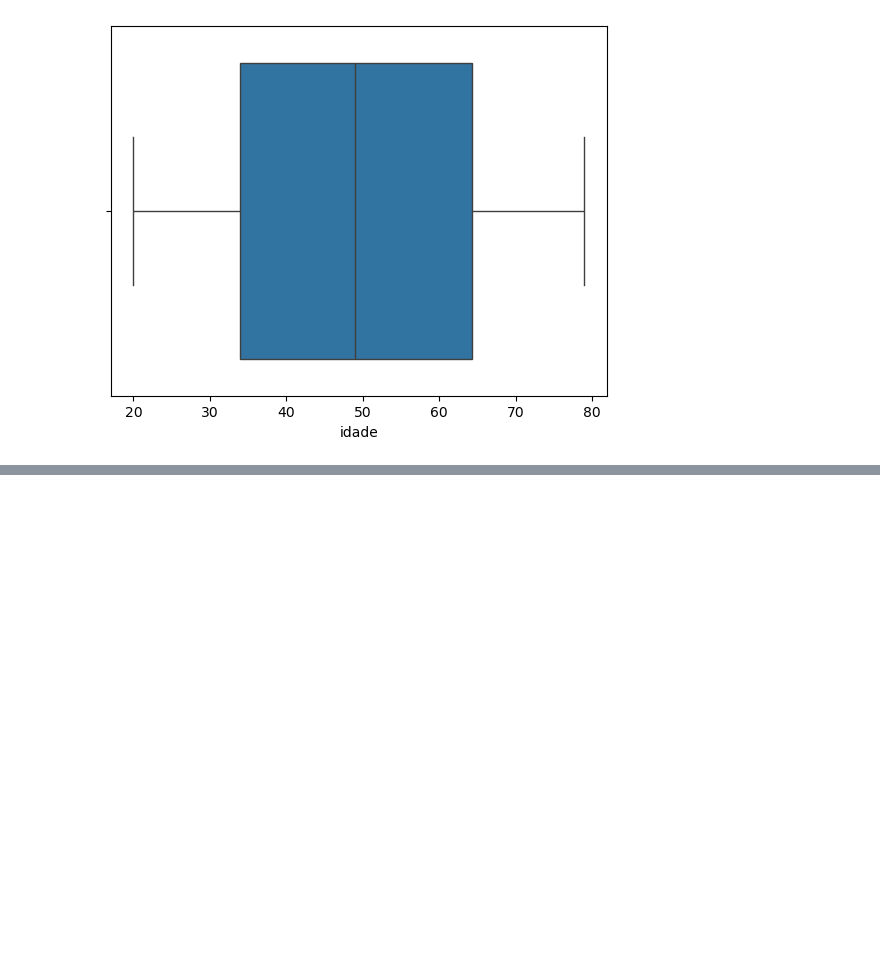
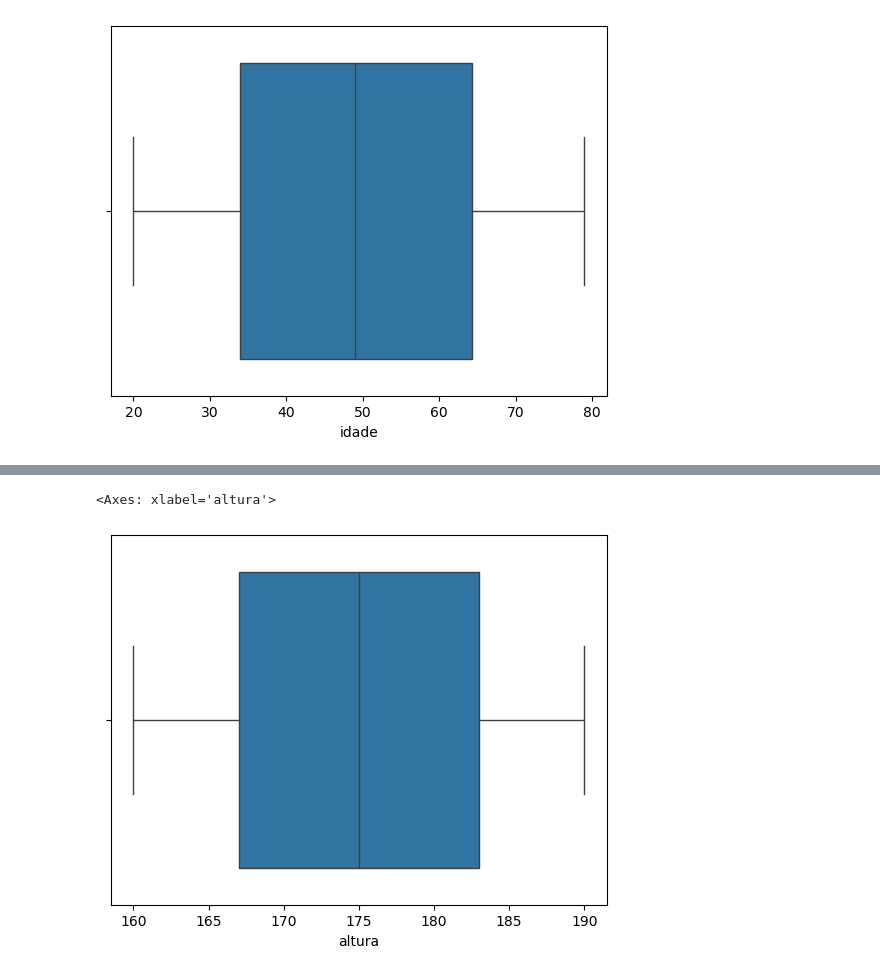
Before and after one commit to gcoelho3008/regressao_linear_multipla_nivel_colesterol, a Jupyter notebook: modelo_colesterol.ipynb, the cells around one changed output, grey strips where cells are left out. Drawn from its saved outputs; the diff is of its cells as text; code cells hidden in the pictures; blank space fills up the shorter version.

```diff
--- a/modelo_colesterol.ipynb
+++ b/modelo_colesterol.ipynb
@@ -176,0 +185,5 @@ sns.boxplot(data=df_colesterol_eda, x='peso')
+# %%
+sns.boxplot(data=df_colesterol_eda, x='altura')
+# %% [output]
+<Axes: xlabel='altura'>
+[figure, added]
```
Also changed, not shown: parts of 28 cells of this notebook.
